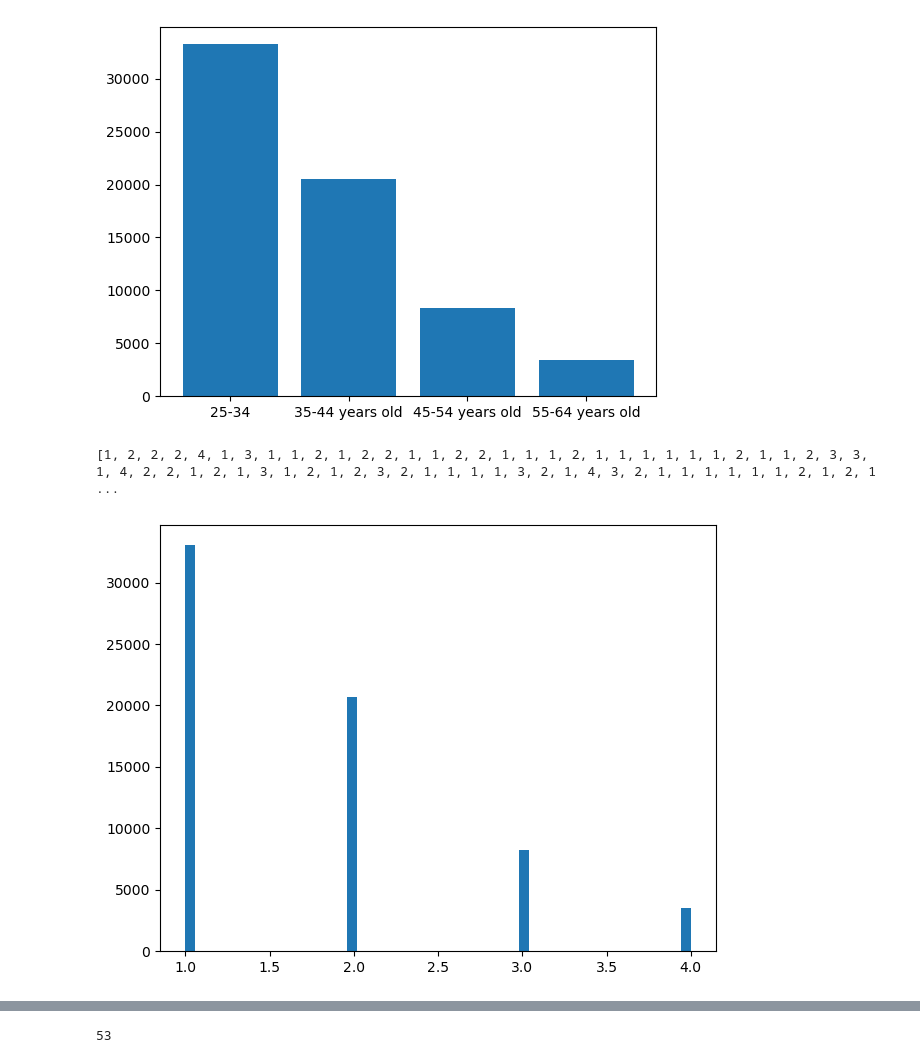
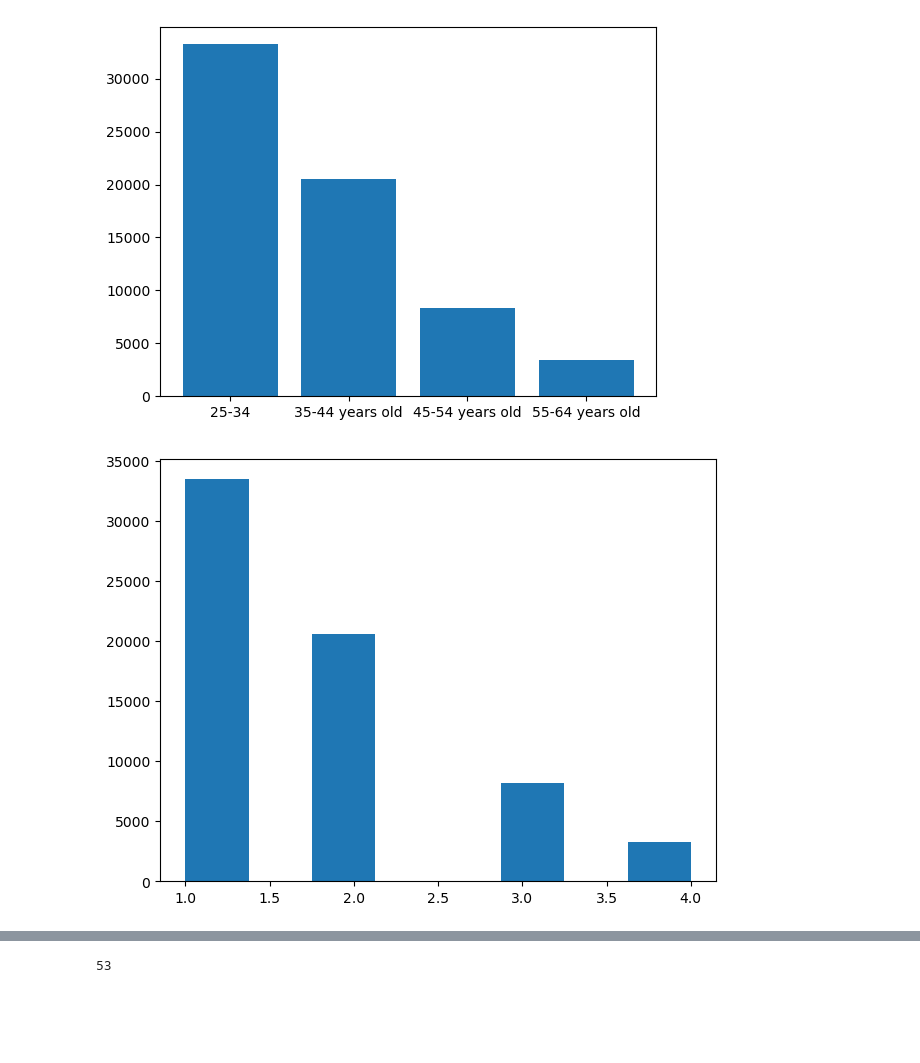
Before and after one commit to decvfox/PfDA_Project_2, a Jupyter notebook: Project_1.ipynb, the cells around one changed output, grey strips where cells are left out. Saved outputs shown, nothing was run; the diff lists cells and outputs as text; code cells hidden in the pictures; blank space fills up the shorter version.

```diff
--- a/Project_1.ipynb
+++ b/Project_1.ipynb
@@ -151,19 +151,18 @@ Name: Age, dtype: int64
 # %%
 
 
 import random
 s_list = []
 for i in range(1,5):
         s_list.append(i)
 
 r_list = random.choices(s_list, weights=(33247, 20532, 8334, 3392), k=65505)
 
-plt.hist(r_list, bins = 53)
+plt.hist(r_list, bins = 8)
 plt.tight_layout()
 plt.show()
 # %% [output]
-[1, 2, 2, 2, 4, 1, 3, 1, 1, 2, 1, 2, 2, 1, 1, 2, 2, 1, 1, 1, 2, 1, 1, 1, 1, 1, 1, 2, 1, 1, 2, 3, 3, 1, 4, 2, 2, 1, 2, 1, 3, 1, 2, 1, 2, 3, 2, 1, 1, 1, 1, 3, 2, 1, 4, 3, 2, 1, 1, 1, 1, 1, 1, 2, 1, 2, 1 ...
-[figure, old version]
+[figure, new version]
 # %%
 #YearsCode
 
```
Also changed, not shown: parts of 7 cells of this notebook.
